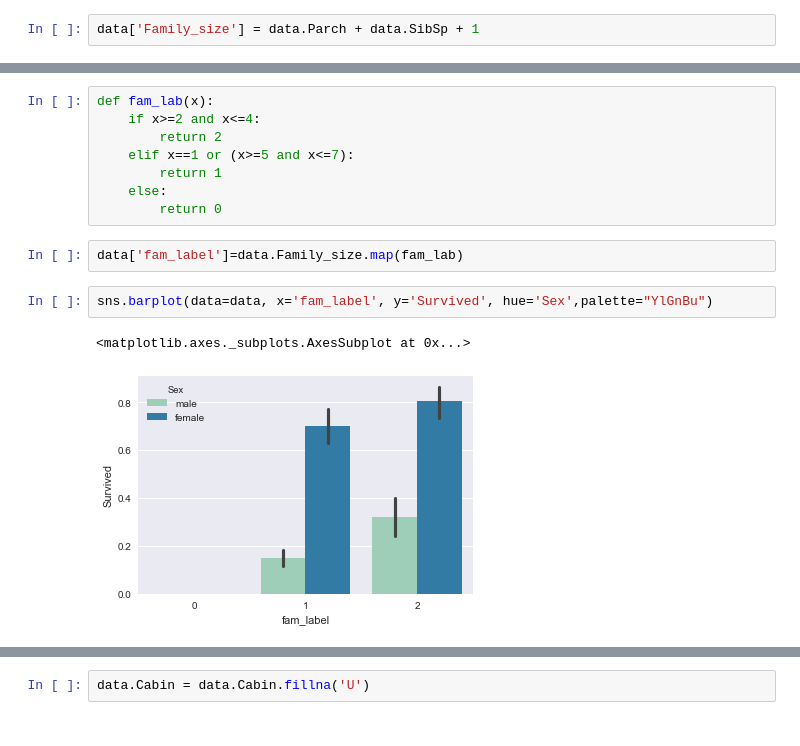
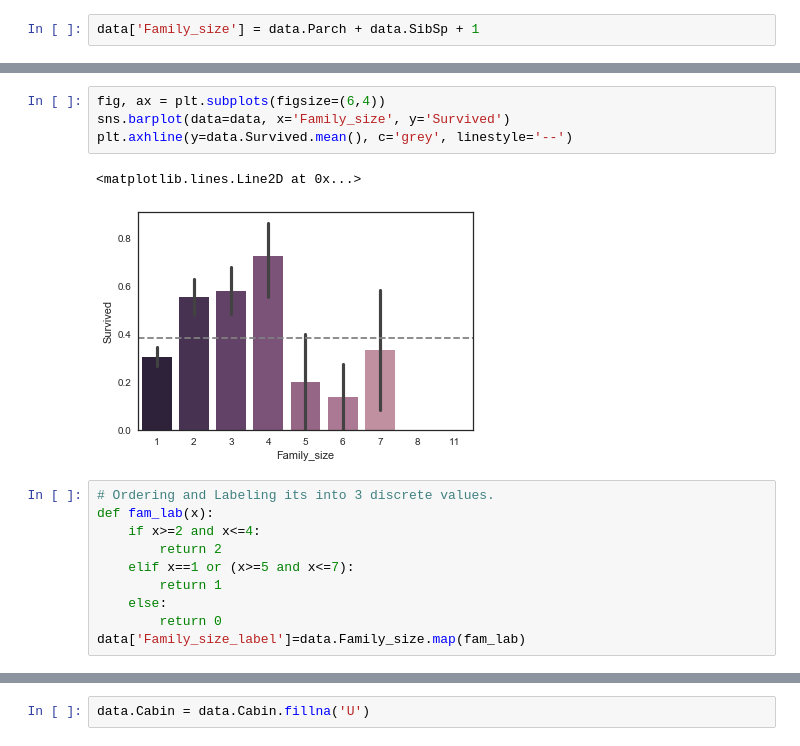
Before and after one commit to eve-hamburg3r/kaggle-practice, a Jupyter notebook: Titanic/titanic.ipynb, the cells around one changed output, grey strips where cells are left out. Drawn from its saved outputs; the diff is of its cells as text.

```diff
--- a/Titanic/titanic.ipynb
+++ b/Titanic/titanic.ipynb
@@ -79,4 +120,12 @@ sns.barplot(data=data, x='Family_size', y='Survived', palette="YlGnBu")
+# %%
+fig, ax = plt.subplots(figsize=(6,4))
+sns.barplot(data=data, x='Family_size', y='Survived')
+plt.axhline(y=data.Survived.mean(), c='grey', linestyle='--')
+# %% [output]
+<matplotlib.lines.Line2D at 0x...>
+[figure, added]
 # %%
+# Ordering and Labeling its into 3 discrete values.
 def fam_lab(x):
     if x>=2 and x<=4:
         return 2
@@ -84,10 +133,4 @@ def fam_lab(x):
         return 1
     else:
         return 0
+data['Family_size_label']=data.Family_size.map(fam_lab)
-# %%
-data['fam_label']=data.Family_size.map(fam_lab)
-# %%
-sns.barplot(data=data, x='fam_label', y='Survived', hue='Sex',palette="YlGnBu")
-# %% [output]
-<matplotlib.axes._subplots.AxesSubplot at 0x...>
-[figure, removed]
```
Also changed, not shown: parts of 99 cells of this notebook.
